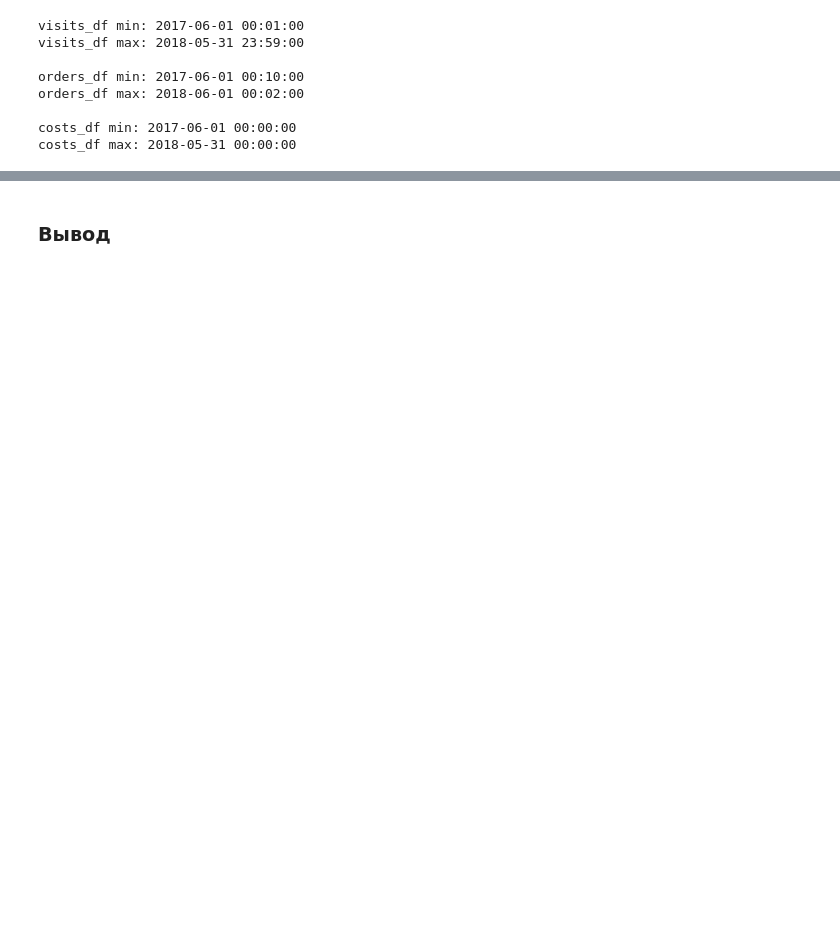
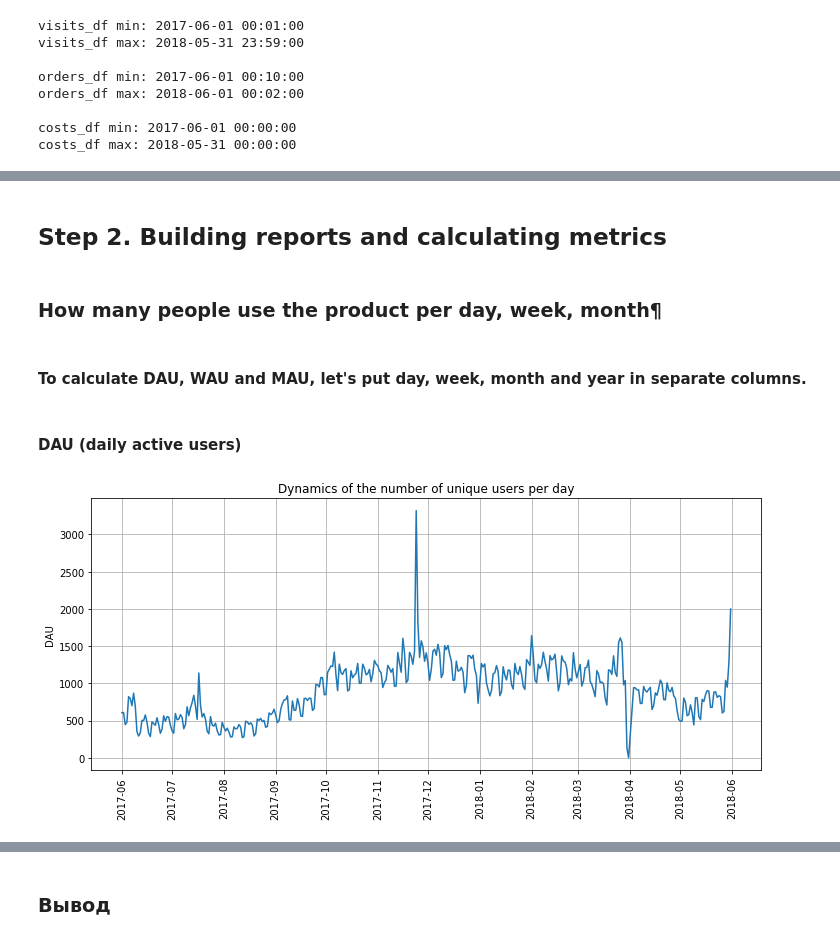
Before and after one commit to dmitryakushev/yandex-praktikum-projects_EN, a Jupyter notebook: marketing_expenses_optimisation_Ya-afisha/marketing_expenses_optimisation_Ya-afisha.ipynb, the cells around one changed output, grey strips where cells are left out. Saved outputs shown, nothing was run; the diff lists cells and outputs as text; code cells hidden in the pictures; blank space fills up the shorter version.

```diff
--- a/marketing_expenses_optimisation_Ya-afisha/marketing_expenses_optimisation_Ya-afisha.ipynb
+++ b/marketing_expenses_optimisation_Ya-afisha/marketing_expenses_optimisation_Ya-afisha.ipynb
@@ -24,17 +25,17 @@ from matplotlib import pyplot as plt
 # %%
-# Выгрузим датафреймы из csv файлов
-visits_df = pd.read_csv('/datasets/visits_log.csv')
+# Load dataframes from csv files
+visits_df = pd.read_csv('datasets/visits_log.csv')
 visits_df.name = 'visits_df'
-orders_df = pd.read_csv('/datasets/orders_log.csv')
+orders_df = pd.read_csv('datasets/orders_log.csv')
 orders_df.name = 'orders_df'
-costs_df = pd.read_csv('/datasets/costs.csv')
+costs_df = pd.read_csv('datasets/costs.csv')
 costs_df.name = 'costs_df'
 
 dfs = [visits_df, orders_df, costs_df]
 
 def display_df_info(df):
     """
-    Функция выводит на экран основную информацию по датафрейму, а также его первые 10 строк.
+    The function displays basic information on the dataframe, as well as its first 10 lines.
     """
     print('==========')
     print(df.name)
@@ -43,7 +44,7 @@ def display_df_info(df):
     display(df.describe())
     display(df.head(10))
 
-# Изучим общую информацию об имующихся дата-фреймах
+# Let's examine the general information about the available dataframes
 for df in dfs:
     display_df_info(df)
 # %% [output]
@@ -224,0 +236,6 @@ for df in dfs:
+# %% [markdown]
+## Step 2. Building reports and calculating metrics
+# %% [markdown]
+### How many people use the product per day, week, month¶
+# %% [markdown]
+#### To calculate DAU, WAU and MAU, let's put day, week, month and year in separate columns.
@@ -224,0 +246,22 @@ for df in dfs:
+# %% [markdown]
+#### DAU (daily active users)
+# %%
+# Let's calculate DAU
+dau = visits_df.groupby('session_date').agg(
+    n_uid = pd.NamedAgg(column='uid', aggfunc='nunique')
+).reset_index()
+
+# Display DAU change during the year
+fig, ax = plt.subplots(figsize = (12, 5))
+ax.plot('session_date', 'n_uid', data=dau)
+# Use year-month as xticks
+ax.xaxis.set_major_locator(mdates.MonthLocator())
+ax.xaxis.set_major_formatter(mdates.DateFormatter('%Y-%m'))
+plt.xticks(rotation = 90)
+plt.title('Dynamics of the number of unique users per day')
+plt.ylabel('DAU')
+
+plt.grid()
+plt.show()
+# %% [output]
+[figure, added]
```
Also changed, not shown: parts of 234 cells of this notebook, 1 other file.
